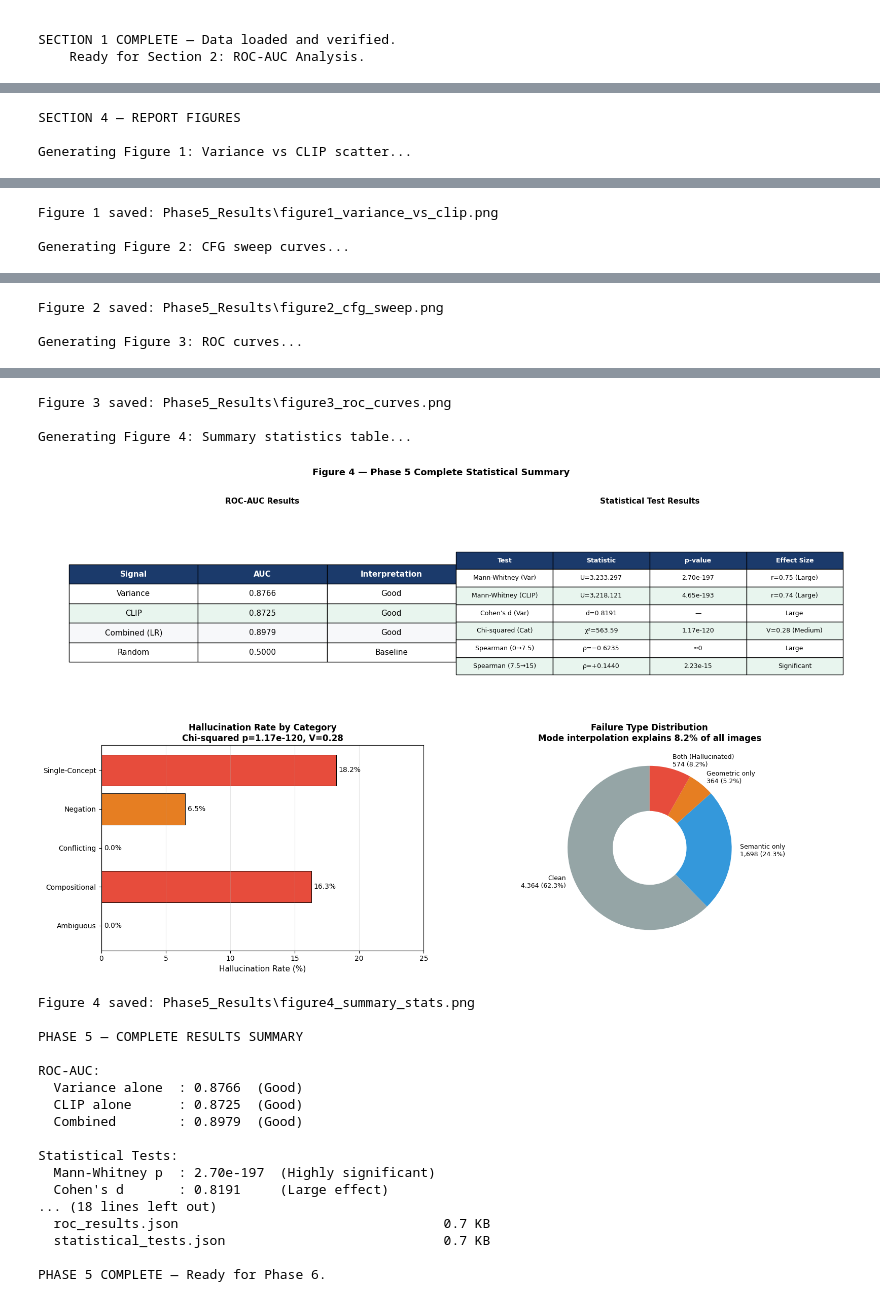
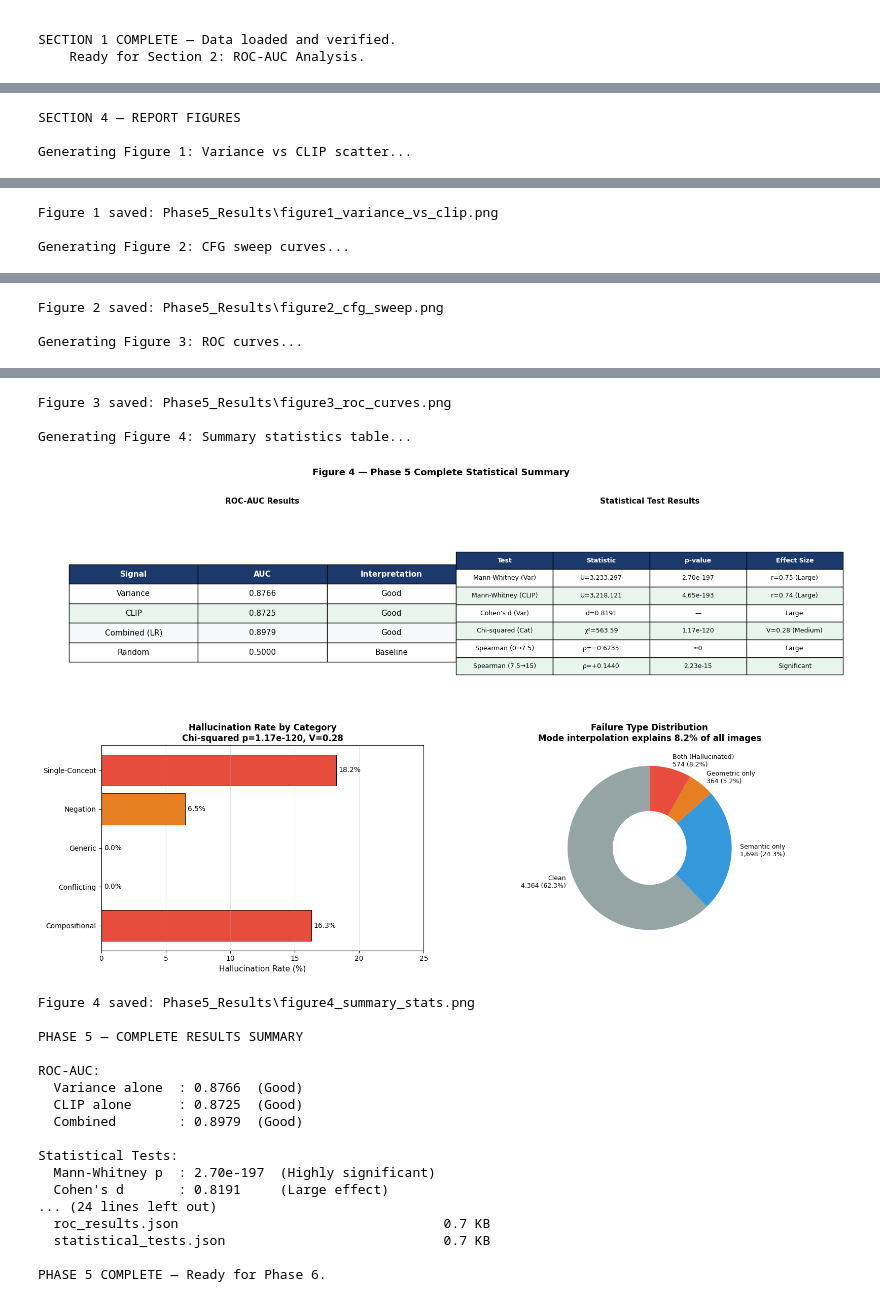
Before and after one commit to Shukla070/Understanding-Hallucination-in-Text-to-Image-Diffusion-Models, a Jupyter notebook: Phase5.ipynb, the cells around one changed output, grey strips where cells are left out. Cells and saved outputs as stored; diff of their text form; code cells hidden in the pictures.

```diff
--- a/Phase5.ipynb
+++ b/Phase5.ipynb
@@ -19,6 +19,9 @@ with open(THRESHOLDS) as f:
     thresholds = json.load(f)
 
 df = pd.DataFrame(results)
+
+# Rename legacy category label
+df["category"] = df["category"].replace("Ambiguous", "Generic")
 
 print("PHASE 5 — STATISTICAL ANALYSIS")
 print(f"Records loaded  : {len(df)}")
@@ -474,7 +574,7 @@ ax = axes[0]
 cfg_vals = sorted(df["cfg"].unique())
 colors_cat = {
     "Single-Concept": "#e74c3c",
-    "Ambiguous":      "#3498db",
+    "Generic":      "#3498db",
     "Compositional":  "#2ecc71",
     "Conflicting":    "#9b59b6",
     "Negation":       "#f39c12",
@@ -668,7 +768,7 @@ fig.suptitle("Figure 2 — CFG Sweep Analysis", fontsize=13,
 cfg_vals = sorted(df["cfg"].unique())
 cat_colors = {
     "Single-Concept": "#e74c3c",
-    "Ambiguous":      "#3498db",
+    "Generic":      "#3498db",
     "Compositional":  "#2ecc71",
     "Conflicting":    "#9b59b6",
     "Negation":       "#f39c12",
@@ -794,7 +894,7 @@ ax.set_xticks(x)
 ax.set_xticklabels(cats_with_data, fontsize=10)
 ax.set_ylim([0.40, 1.05])
 ax.set_ylabel("ROC-AUC", fontsize=12)
-ax.set_title("ROC-AUC by Category\n(Ambiguous & Conflicting: 0 hallucinations → N/A)",
+ax.set_title("ROC-AUC by Category\n(Generic & Conflicting: 0 hallucinations → N/A)",
              fontweight="bold")
 ax.legend(fontsize=9)
 ax.grid(axis="y", alpha=0.3)
@@ -924,11 +1024,16 @@ print(f"  Spearman 0→7.5  : ρ=-0.6235  (Strong negative)")
 print(f"  Spearman 7.5→15 : ρ=+0.1440  (Significant positive)")
 print()
 print("Key Findings:")
-print("  1. Trajectory variance is a good predictor (AUC=0.877)")
-print("  2. Both signals independent; Combined marginally better")
-print("  3. U-curve statistically confirmed across both arms")
-print("  4. Effect sizes are large — results are practically meaningful")
+print("  1. Trajectory variance: pooled AUC=0.877 (CFG=0–15); primary result:")
+print("     Phase 8 external AUC=0.959 at CFG=7.5 (see Phase 9 bootstrap CIs)")
+print("  2. At CFG=1: Var AUC=0.760 vs CLIP AUC=0.522 (random)")
+print("     → Variance discriminates even where CLIP cannot")
+print("  3. U-curve statistically confirmed — both arms significant")
+print("     (ascending arm rho=+0.144: statistically significant but weak)")
+print("  4. Effect sizes are large — practically meaningful results")
 print("  5. Category differences highly significant (p=1.17e-120)")
+print("  6. Spearman 7.5→15: rho=+0.144 is significant but weak — the rebound")
+print("     is real but modest; do not overstate the ascending arm")
 print()
 print("Files saved to Phase5_Results/:")
 for f in sorted(PHASE5_OUT.glob("*")):
@@ -948,11 +1053,11 @@ Generating Figure 2: CFG sweep curves...
 Figure 2 saved: Phase5_Results\figure2_cfg_sweep.png
 
 Generating Figure 3: ROC curves...
 [figure]
 Figure 3 saved: Phase5_Results\figure3_roc_curves.png
 
 Generating Figure 4: Summary statistics table...
-[figure, old version]
+[figure, new version]
 Figure 4 saved: Phase5_Results\figure4_summary_stats.png
 
 PHASE 5 — COMPLETE RESULTS SUMMARY
@@ -965,7 +1070,7 @@ ROC-AUC:
 Statistical Tests:
   Mann-Whitney p  : 2.70e-197  (Highly significant)
   Cohen's d       : 0.8191     (Large effect)
-... (18 lines left out)
+... (24 lines left out)
   roc_results.json                                  0.7 KB
   statistical_tests.json                            0.7 KB
 
```
Also changed, not shown: parts of 4 cells of this notebook, 22 other files.
